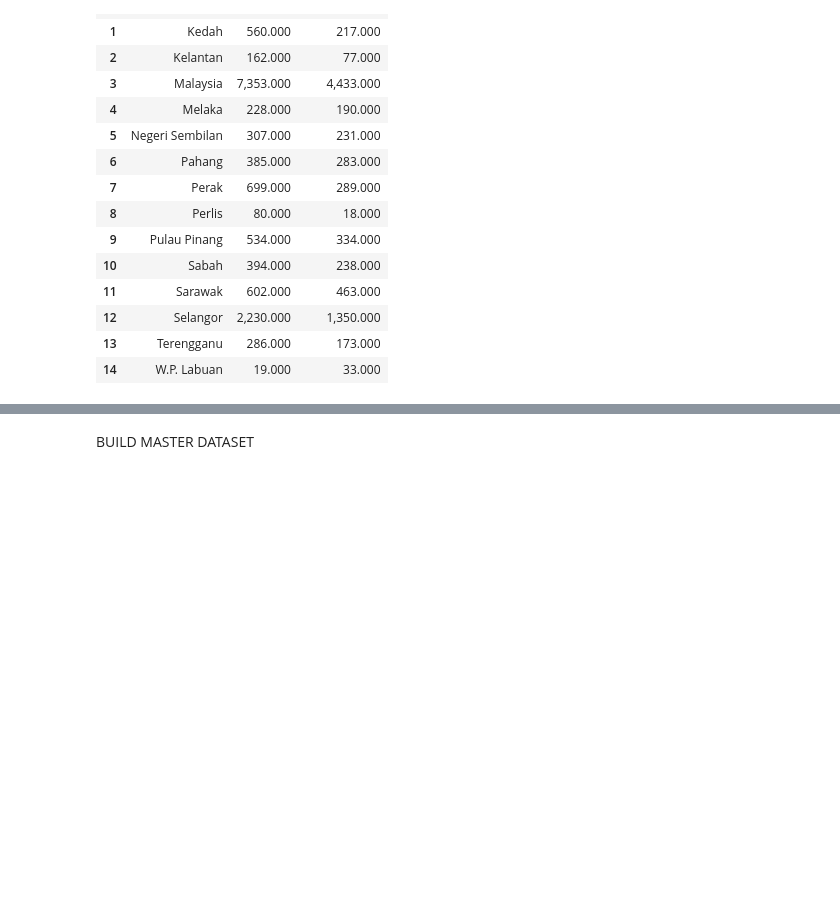
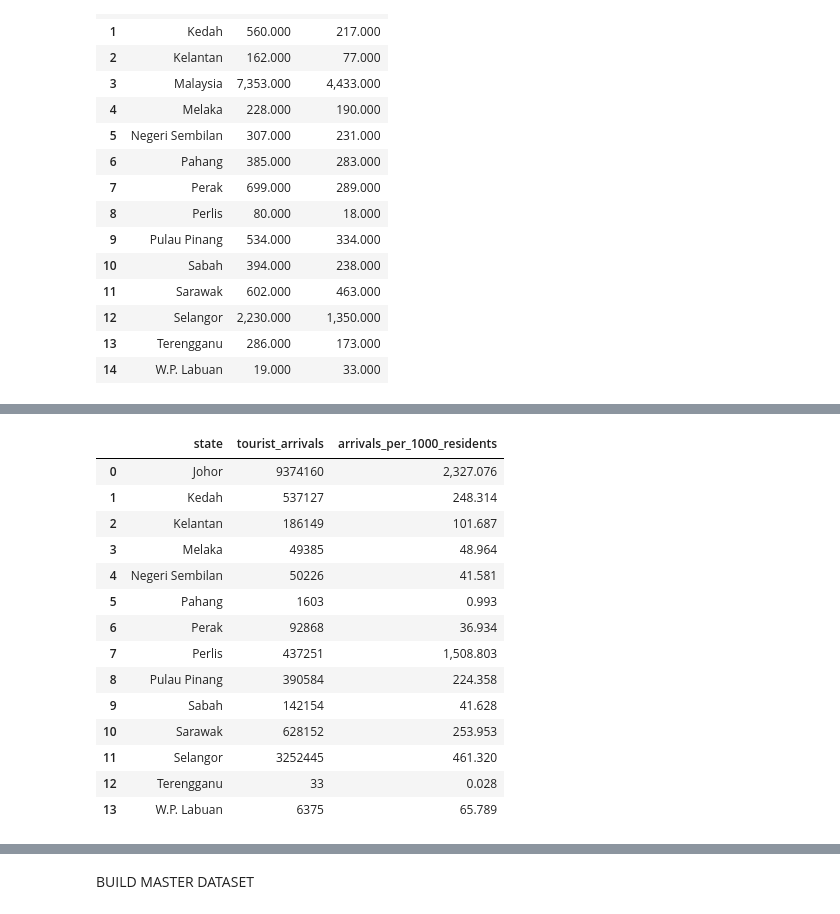
Before and after one commit to a212819-ukm/sustainable-tourism-readiness-in-malaysia, a Jupyter notebook: DATAVERSE_Datathon2026_Colab.ipynb, the cells around one changed output, grey strips where cells are left out. Saved outputs shown, nothing was run; the diff lists cells and outputs as text; code cells hidden in the pictures; blank space fills up the shorter version.

```diff
--- a/DATAVERSE_Datathon2026_Colab.ipynb
+++ b/DATAVERSE_Datathon2026_Colab.ipynb
@@ -770,0 +823,42 @@ water_pivot = water_pivot.rename(
+# %%
+# ============================================================
+# TOURISM PRESSURE FEATURE
+# ============================================================
+
+arrivals_2022 = arrivals_2022.merge(
+    population_2022,
+    on="state",
+    how="left"
+)
+
+# Population is measured in thousands, so this equals arrivals per 1,000 residents.
+arrivals_2022["arrivals_per_1000_residents"] = (
+    arrivals_2022["tourist_arrivals"] /
+    arrivals_2022["population"]
+)
+
+arrivals_2022 = arrivals_2022[
+    [
+        "state",
+        "tourist_arrivals",
+        "arrivals_per_1000_residents"
+    ]
+]
+
+display(arrivals_2022)
+# %% [output]
+|  | state | tourist_arrivals | arrivals_per_1000_residents |
+| 0 | Johor | 9374160 | 2,327.076 |
+| 1 | Kedah | 537127 | 248.314 |
+| 2 | Kelantan | 186149 | 101.687 |
+| 3 | Melaka | 49385 | 48.964 |
+| 4 | Negeri Sembilan | 50226 | 41.581 |
+| 5 | Pahang | 1603 | 0.993 |
+| 6 | Perak | 92868 | 36.934 |
+| 7 | Perlis | 437251 | 1,508.803 |
+| 8 | Pulau Pinang | 390584 | 224.358 |
+| 9 | Sabah | 142154 | 41.628 |
+| 10 | Sarawak | 628152 | 253.953 |
+| 11 | Selangor | 3252445 | 461.320 |
+| 12 | Terengganu | 33 | 0.028 |
+| 13 | W.P. Labuan | 6375 | 65.789 |
```
Also changed, not shown: parts of 9 cells of this notebook.
